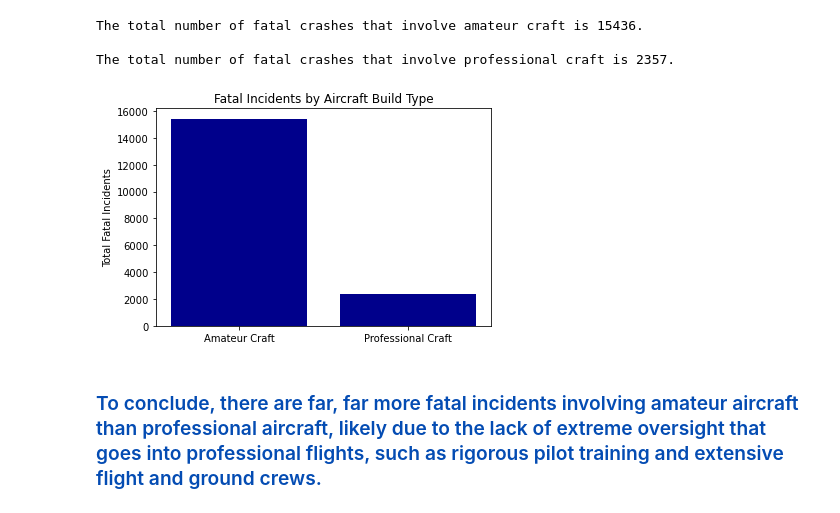
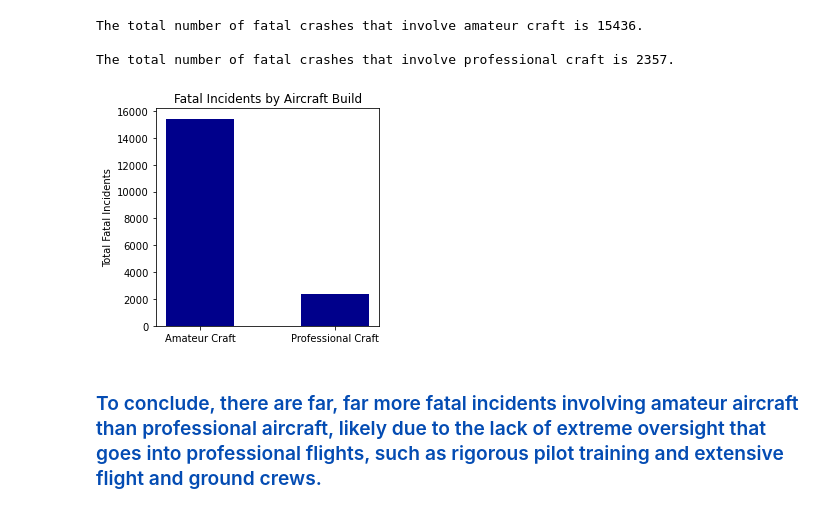
Before and after one commit to a-JAVA-chip-frappuccino/Aviation-Accidents-Analysis, a Jupyter notebook: student.ipynb, the cells around one changed output. Cells and saved outputs as stored; diff of their text form; code cells hidden in the pictures.

Commit message:
changed plots to increase readability

```diff
--- a/student.ipynb
+++ b/student.ipynb
@@ -154,16 +154,18 @@ The total number of fatal crashes that involve professional craft is 2357.
 # %%
 fig, ax = plt.subplots()
 
-ax.bar("Amateur Craft", total_amateur_fatal, color = 'darkblue')
+fig.set_figwidth(4)
 
-ax.bar("Professional Craft", total_prof_fatal, color = 'darkblue')
+ax.bar("Amateur Craft", total_amateur_fatal, color = 'darkblue', width = 0.5)
 
-ax.set_title("Fatal Incidents by Aircraft Build Type")
+ax.bar("Professional Craft", total_prof_fatal, color = 'darkblue', width = 0.5)
+
+ax.set_title("Fatal Incidents by Aircraft Build")
 ax.set_ylabel("Total Fatal Incidents")
 
 plt.show()
 # %% [output]
-[figure, old version]
+[figure, new version]
 # %% [markdown]
 ### <font color = '#044cb3'>To conclude, there are far, far more fatal incidents involving amateur aircraft than professional aircraft, likely due to the lack of extreme oversight that goes into professional flights, such as rigorous pilot training and extensive flight and ground crews.
 # %% [markdown]
```
Also changed, not shown: parts of 3 cells of this notebook.
